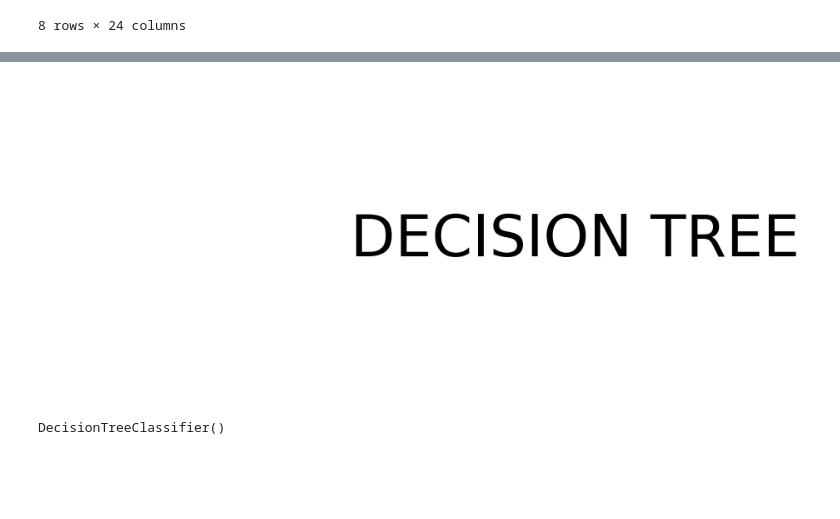
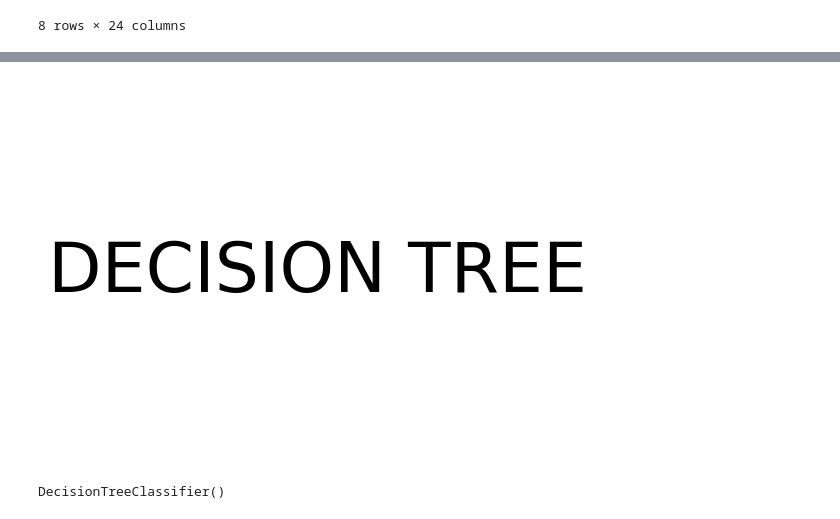
Before and after one commit to MG-Rusiana/Final_Project_Machine_Learning, a Jupyter notebook: final-project-machine-learning.ipynb, the cells around one changed output, grey strips where cells are left out. Cells and saved outputs as stored; diff of their text form; code cells hidden in the pictures; blank space fills up the shorter version.

```diff
--- a/final-project-machine-learning.ipynb
+++ b/final-project-machine-learning.ipynb
@@ -81,11 +81,11 @@ dtype: int64
 # %%
 #==============================================================DECISION TREE=======================================================================
 plt.figure()
-plt.text(1.28, 0.5, "DECISION TREE", fontsize=50, ha='center', va='center')
+plt.text(0.5, 0.5, "DECISION TREE", fontsize=50, ha='center', va='center')
 plt.axis('off')
 plt.show()
 # %% [output]
-[figure, old version]
+[figure, new version]
 # %%
 #separate the independent and dependent variables
 features = dataSet.drop(['index', 'Patient Id', 'Level'], axis='columns')
```
Also changed, not shown: parts of 18 cells of this notebook.
